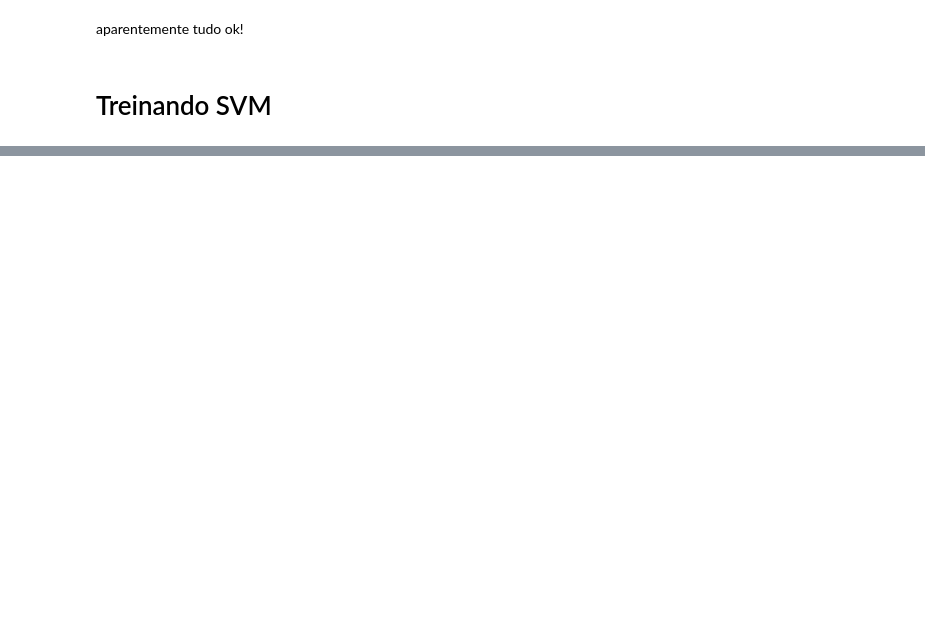
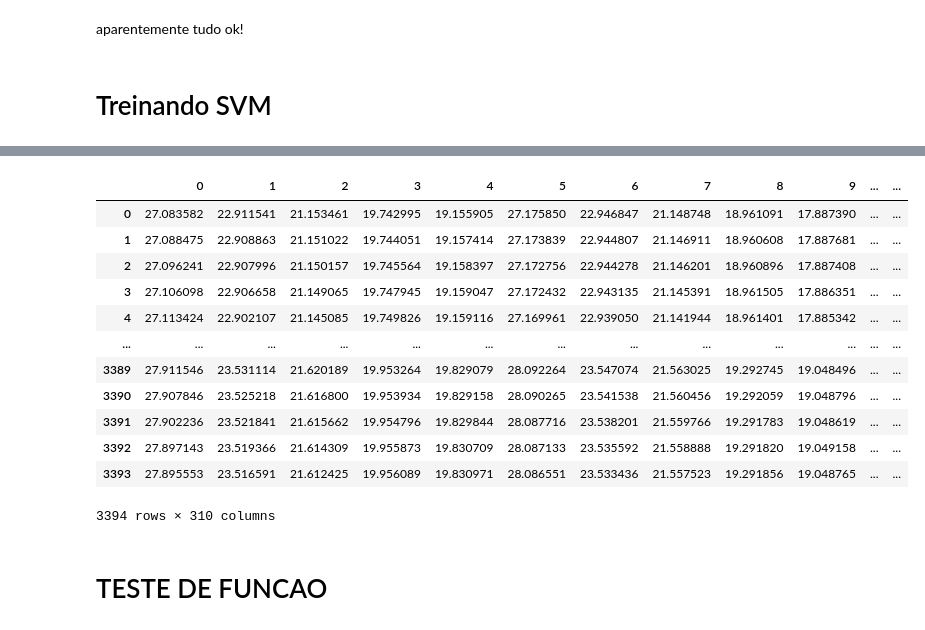
Before and after one commit to jvmr22/MSc-dissertation-EEG-Analysis, a Jupyter notebook: svm_classifier_simplified.ipynb, the cells around one changed output, grey strips where cells are left out. Saved outputs shown, nothing was run; the diff lists cells and outputs as text; code cells hidden in the pictures; blank space fills up the shorter version.

```diff
--- a/svm_classifier_simplified.ipynb
+++ b/svm_classifier_simplified.ipynb
@@ -277,0 +259,18 @@ array([1., 1., 1., 1., 1., 1., 1., 1., 1., 1., 1., 1., 1., 1., 1., 1., 1.,
+# %%
+test_data = data_dict[feature_name+'10']
+print("\t### TEST ###")
+print(f"\t\t{feature_name + '10'} - video 10 - {test_data.shape} observacoes")
+_, num, _ = test_data.shape
+test_label = np.zeros(num,) + clip_label[9]
+test_data = np.swapaxes(test_data, 0, 1)
+test_data = np.reshape(test_data, (num, -1))
+test_residual_index = [11,12,13,14,15]
+for ind,i in enumerate(test_residual_index):
+    used_data = data_dict[feature_name + str(i)]
+    _, num, _ = used_data.shape
+    used_label = np.zeros(num,) + clip_label[ind+10]
+    used_data = np.swapaxes(used_data, 0, 1)
+    used_data = np.reshape(used_data, (num, -1))
+    print(f"\t\t{feature_name + str(i)} - video {str(i)} - {used_data.shape} observacoes")
+    test_data = np.vstack((test_data, used_data))
+    test_label = np.hstack((test_label, used_label))
@@ -277,0 +285,17 @@ array([1., 1., 1., 1., 1., 1., 1., 1., 1., 1., 1., 1., 1., 1., 1., 1., 1.,
+# %%
+all_data = np.vstack((train_data,test_data))
+pd.DataFrame(all_data)
+# %% [output]
+|  | 0 | 1 | 2 | 3 | 4 | 5 | 6 | 7 | 8 | 9 | ... | ... |
+| 0 | 27.083582 | 22.911541 | 21.153461 | 19.742995 | 19.155905 | 27.175850 | 22.946847 | 21.148748 | 18.961091 | 17.887390 | ... | ... |
+| 1 | 27.088475 | 22.908863 | 21.151022 | 19.744051 | 19.157414 | 27.173839 | 22.944807 | 21.146911 | 18.960608 | 17.887681 | ... | ... |
+| 2 | 27.096241 | 22.907996 | 21.150157 | 19.745564 | 19.158397 | 27.172756 | 22.944278 | 21.146201 | 18.960896 | 17.887408 | ... | ... |
+| 3 | 27.106098 | 22.906658 | 21.149065 | 19.747945 | 19.159047 | 27.172432 | 22.943135 | 21.145391 | 18.961505 | 17.886351 | ... | ... |
+| 4 | 27.113424 | 22.902107 | 21.145085 | 19.749826 | 19.159116 | 27.169961 | 22.939050 | 21.141944 | 18.961401 | 17.885342 | ... | ... |
+| ... | ... | ... | ... | ... | ... | ... | ... | ... | ... | ... | ... | ... |
+| 3389 | 27.911546 | 23.531114 | 21.620189 | 19.953264 | 19.829079 | 28.092264 | 23.547074 | 21.563025 | 19.292745 | 19.048496 | ... | ... |
+| 3390 | 27.907846 | 23.525218 | 21.616800 | 19.953934 | 19.829158 | 28.090265 | 23.541538 | 21.560456 | 19.292059 | 19.048796 | ... | ... |
+| 3391 | 27.902236 | 23.521841 | 21.615662 | 19.954796 | 19.829844 | 28.087716 | 23.538201 | 21.559766 | 19.291783 | 19.048619 | ... | ... |
+| 3392 | 27.897143 | 23.519366 | 21.614309 | 19.955873 | 19.830709 | 28.087133 | 23.535592 | 21.558888 | 19.291820 | 19.049158 | ... | ... |
+| 3393 | 27.895553 | 23.516591 | 21.612425 | 19.956089 | 19.830971 | 28.086551 | 23.533436 | 21.557523 | 19.291856 | 19.048765 | ... | ... |
+3394 rows × 310 columns
@@ -277,0 +304,2 @@ array([1., 1., 1., 1., 1., 1., 1., 1., 1., 1., 1., 1., 1., 1., 1., 1., 1.,
+# %% [markdown]
+# TESTE DE FUNCAO
```
Also changed, not shown: parts of 36 cells of this notebook, 1 other file.
